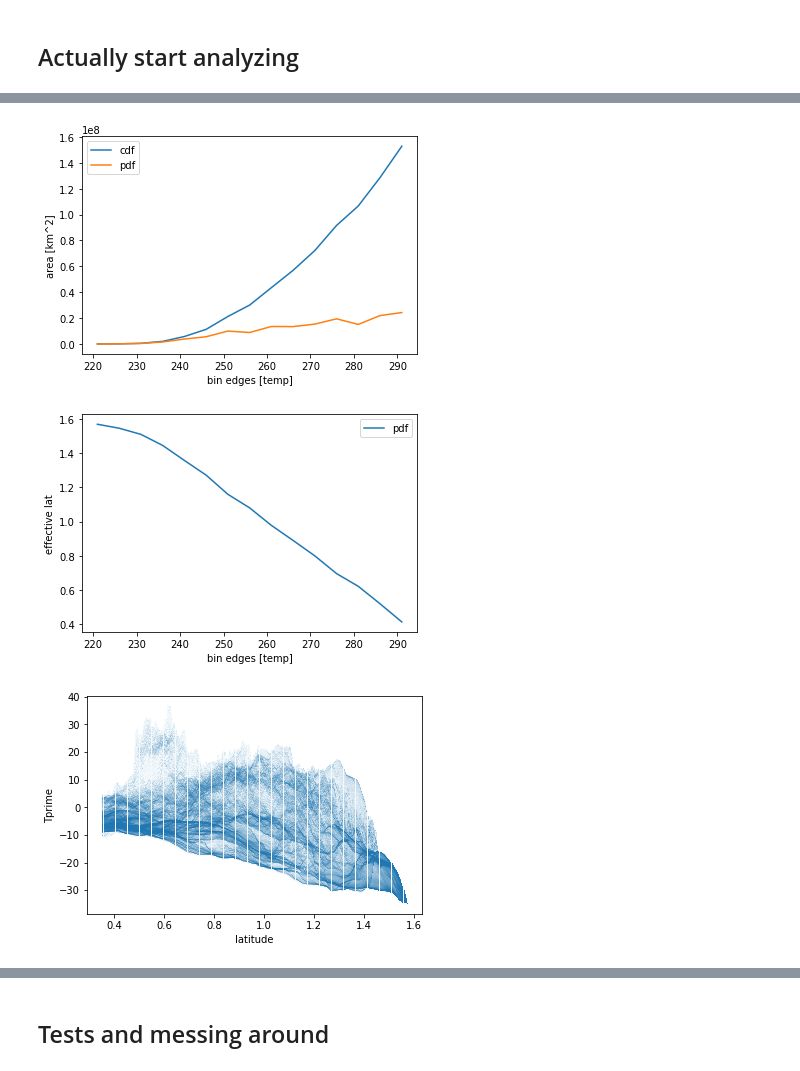
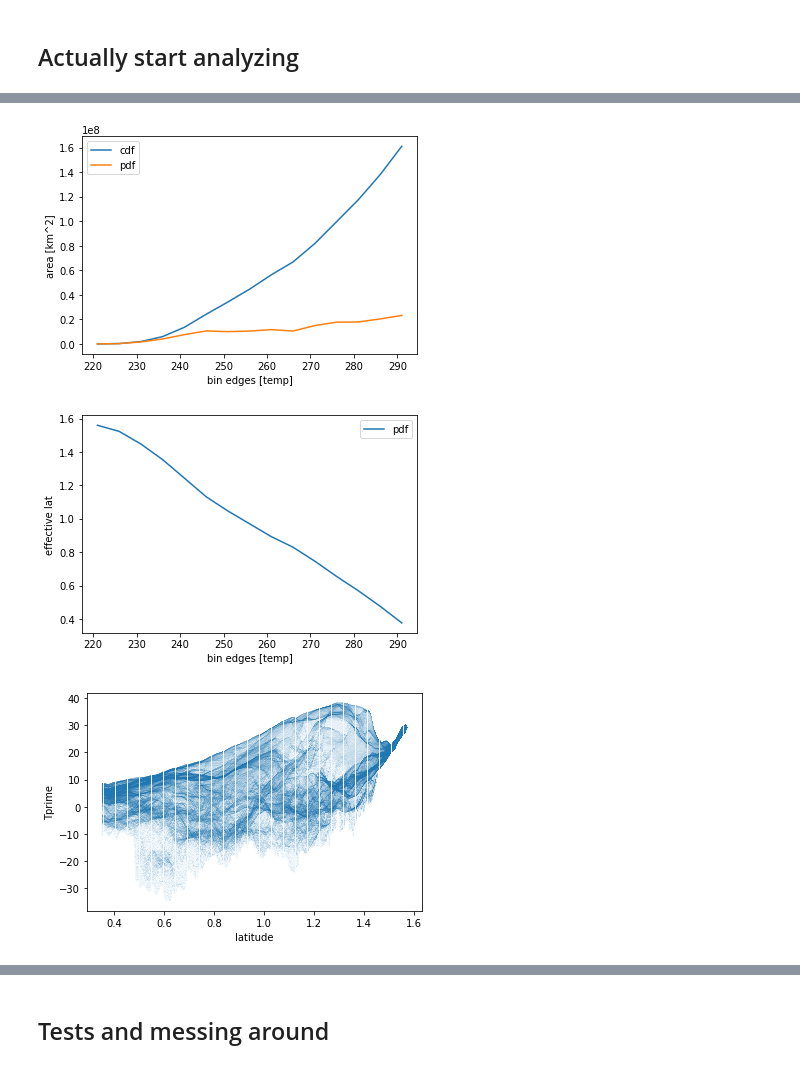
Before and after one commit to geosciences-data-practicum/reanalysis_getter, a Jupyter notebook: analysis/amandas_grid_counting.ipynb, the cells around one changed output, grey strips where cells are left out. Drawn from its saved outputs; the diff is of its cells as text; code cells hidden in the pictures.

```diff
--- a/analysis/amandas_grid_counting.ipynb
+++ b/analysis/amandas_grid_counting.ipynb
@@ -102,12 +170,13 @@ def T_prime(data_array,temp_binedges,pdf_lat_effs):
 # %%
-binedgs, pdf_area,cdf_area = dists_of_areas(data_array.t2m[times==times[0]],data_array.latitude[times==times[0]],plot=True)
+week_to_eval = times[5]
+binedgs, pdf_area,cdf_area = dists_of_areas(data_array.t2m[times==week_to_eval],data_array.latitude[times==week_to_eval],plot=True)
 pdf_lat_effs = dists_of_lat_eff(cdf_area,binedges=binedgs,plot=True)
-Tprime= T_prime(data_array[times==times[0]],binedgs,pdf_lat_effs)
-plt.plot(data_array.latitude[times==times[0]],Tprime,alpha=0.05,marker=',')
+Tprime= T_prime(data_array[times==week_to_eval],binedgs,pdf_lat_effs)
+plt.plot(data_array.latitude[times==week_to_eval],Tprime,alpha=0.05,marker=',')
 plt.xlabel('latitude')
 plt.ylabel('Tprime')
 plt.show()
 # %% [output]
-[figure, old version]
+[figure, new version]
-[figure, old version]
+[figure, new version]
-[figure, old version]
+[figure, new version]
```
Also changed, not shown: parts of 12 cells of this notebook.
